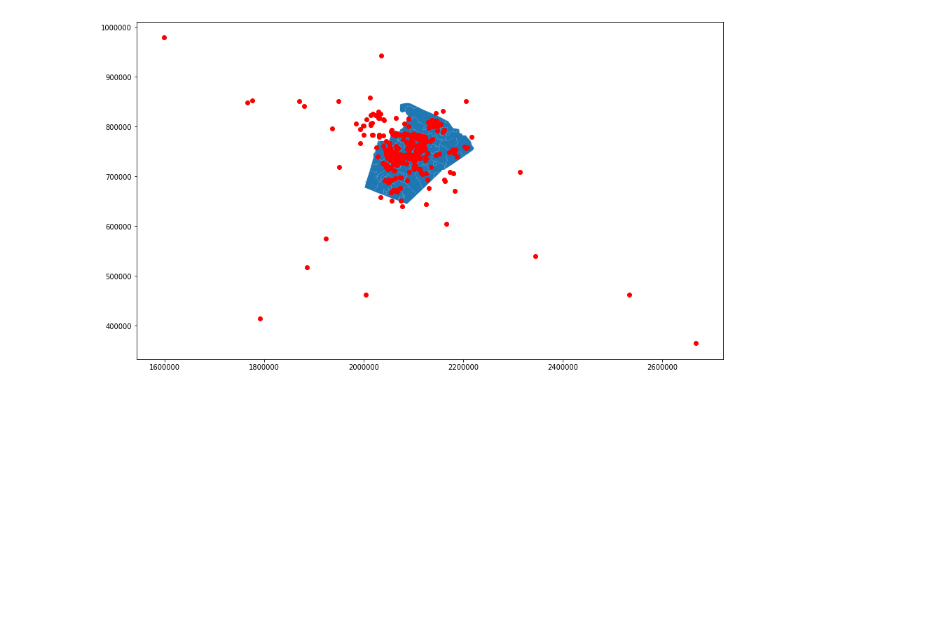
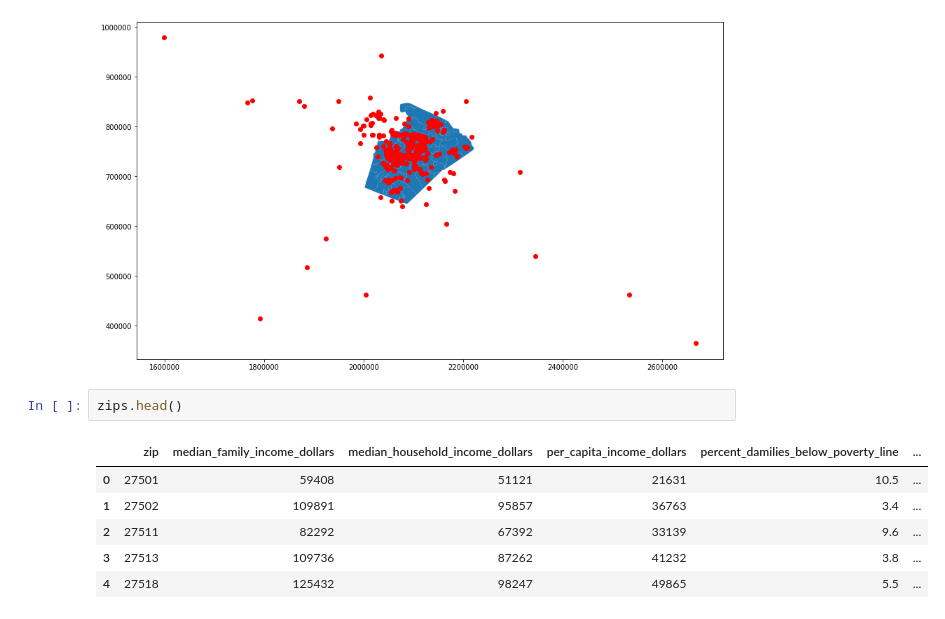
Before and after one commit to COGS108/individual_sp20, a Jupyter notebook: final_project/Exploration.ipynb, the cells around one changed output. Drawn from its saved outputs; the diff is of its cells as text; blank space fills up the shorter version.

```diff
--- a/final_project/Exploration.ipynb
+++ b/final_project/Exploration.ipynb
@@ -503,3 +513,12 @@ y_5_star_gdf.plot(ax=ax, color='red')
 plt.show()
 # %% [output]
 [figure]
+# %%
+zips.head()
+# %% [output]
+|  | zip | median_family_income_dollars | median_household_income_dollars | per_capita_income_dollars | percent_damilies_below_poverty_line | ... |
+| 0 | 27501 | 59408 | 51121 | 21631 | 10.5 | ... |
+| 1 | 27502 | 109891 | 95857 | 36763 | 3.4 | ... |
+| 2 | 27511 | 82292 | 67392 | 33139 | 9.6 | ... |
+| 3 | 27513 | 109736 | 87262 | 41232 | 3.8 | ... |
+| 4 | 27518 | 125432 | 98247 | 49865 | 5.5 | ... |
```
Also changed, not shown: parts of 2 cells of this notebook.
